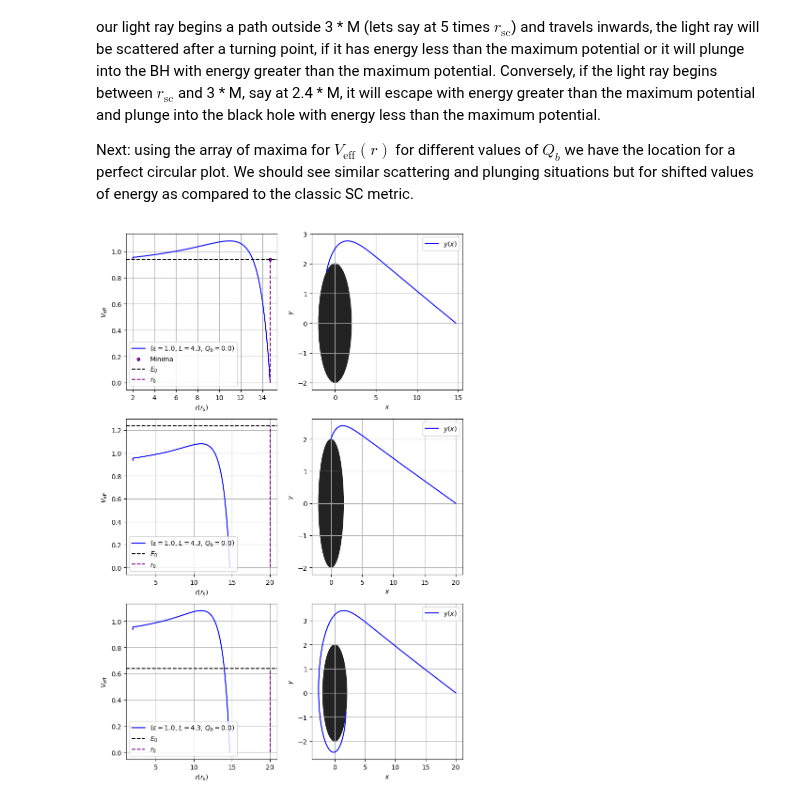
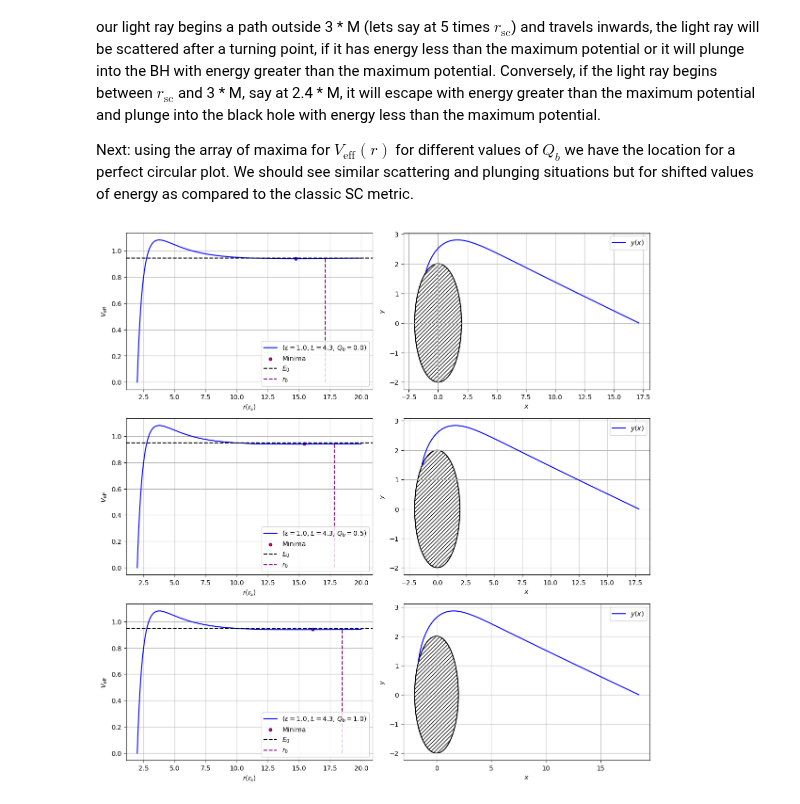
Before and after one commit to AdamSmithOrlik/quantum-black-holes, a Jupyter notebook: sue/orbital-precession.ipynb, the cells around one changed output. Saved outputs shown, nothing was run; the diff lists cells and outputs as text; code cells hidden in the pictures.

Commit message:
updates to research-3 and orbital-precession - Mar 23

```diff
--- a/sue/orbital-precession.ipynb
+++ b/sue/orbital-precession.ipynb
@@ -299,21 +389,22 @@ Next: using the array of maxima for $V_{\text{eff}}(r)$ for different values of
 # block 6 - plot geodesics
 # same for all massive particles around a SC black hole
 eps = 1.0
-Qb0_1 = extrema_array[1, 2]
-Qc0_1 = 0.0
-phi0_1 = 0
-t0_1 = 0
-tau_span_1 = [0, 30]
-r0_1 = 10 * rs1 # far out starting point
-r_circ1_1 = extrema_array[1, 0]
+Qc1_0 = 0.0
+phi1_0 = 0
+t1_0 = 0
+tau_span1 = [0, 50]
+r1_out = 8 * rs1 # far out starting point
+#----------- Q_b = 0 ------------------#
+Qb1_0 = extrema_array[1, 2]
+r1_bound1 = extrema_array[1, 0] + 2.4
 E1_1 = extrema_array[1, 1] #v_eff at max (= E)
-#----------- circular orbit
-params1_1 = (E1_1, L1, M1, Qb0_1, Qc0_1)
+E1_11 = E1_1 + 0.007
+params1_1 = (E1_11, L1, M1, Qb1_0, Qc1_0)
 
-r_vals1_1 = np.linspace(rs1, 10*rs1, 1000)
-v_eff1_1 = np.array([v_eff(i, M1, L1, Qb0_1, Qc0_1, epsilon=1) for i in r_vals1_1])
+r_1 = np.linspace(rs1, 10*rs1, 1000)
+v_eff_1 = np.array([v_eff(i, M1, L1, Qb1_0, Qc1_0, epsilon=1) for i in r_1])
 
-sol1_1 = solve_geodesic(r_circ1_1, phi0_1, t0_1, tau_span_1, params1_1, epsilon=1, inward=True)
+sol1_1 = solve_geodesic(r1_bound1, phi1_0, t1_0, tau_span1, params1_1, epsilon=1, inward=True)
 
 t_vals1_1 = sol1_1.y[0]
 r_vals1_1 = sol1_1.y[1]
@@ -323,11 +414,14 @@ phi_vals1_1 = sol1_1.y[2]
 x_vals1_1 = r_vals1_1 * np.cos(phi_vals1_1)
 y_vals1_1 = r_vals1_1 * np.sin(phi_vals1_1)
 
-#---------- E greater than circular -------------
-E1_2 = E1_1 + 0.30
-params2_1 = (E1_2, L1, M1, Qb0_1, Qc0_1)
+#---------- Q_b = 0.5 -------------
+Qb1_1 = extrema_array[5, 2]
+r1_bound2 = extrema_array[5, 0] + 2.4
+E1_2 = extrema_array[5, 1] #v_eff at max (= E)
+E1_22 = E1_2 + 0.007
+params1_2 = (E1_2, L1, M1, Qb1_1, Qc1_0)
 
-sol2_1 = solve_geodesic(r0_1, phi0_1, t0_1, tau_span_1, params2_1, epsilon=1.0, inward=True)
+sol2_1 = solve_geodesic(r1_bound2, phi1_0, t1_0, tau_span1, params1_2, epsilon=1.0, inward=True)
 
 t_vals2_1 = sol2_1.y[0]
 r_vals2_1 = sol2_1.y[1]
@@ -337,11 +431,14 @@ phi_vals2_1 = sol2_1.y[2]
 x_vals2_1 = r_vals2_1 * np.cos(phi_vals2_1)
 y_vals2_1 = r_vals2_1 * np.sin(phi_vals2_1)
 
-#---------- E less than circular -------------
-E1_3 = E1_1 - 0.30
-params3_1 = (E1_3, L1, M1, Qb0_1, Qc0_1)
+#---------- Q_b = 1.0 -------------
+Qb1_2 = extrema_array[9, 2]
+r1_bound3 = extrema_array[9, 0] + 2.4
+E1_3 = extrema_array[9, 1]
+E1_33 = E1_3 + 0.004
+params1_3 = (E1_33, L1, M1, Qb1_2, Qc1_0)
 
-sol3_1 = solve_geodesic(r0_1, phi0_1, t0_1, tau_span_1, params3_1, epsilon=1.0, inward=True)
+sol3_1 = solve_geodesic(r1_bound3, phi1_0, t1_0, tau_span1, params1_3, epsilon=1.0, inward=True)
 
 t_vals3_1 = sol3_1.y[0]
 r_vals3_1 = sol3_1.y[1]
@@ -351,13 +448,13 @@ phi_vals3_1 = sol3_1.y[2]
 x_vals3_1 = r_vals3_1 * np.cos(phi_vals3_1)
 y_vals3_1 = r_vals3_1 * np.sin(phi_vals3_1)
 #--------- Plots -------------
-fig, axes = plt.subplots(3, 2, figsize=(8, 12))
+fig, axes = plt.subplots(3, 2, figsize=(12, 12))
 
 # First plot
-axes[0, 0].plot(r_vals1_1, v_eff1_1, label=rf"($\varepsilon={eps}$, $L={L1}$, $Q_b={Qb0_1}$)", color='b')
+axes[0, 0].plot(r_1, v_eff_1, label=rf"($\varepsilon={eps}$, $L={L1}$, $Q_b={Qb1_0}$)", color='b')
 axes[0, 0].scatter(extrema_array[1,0], extrema_array[1,1], color='r', s=20, edgecolors='b', label="Minima")
-axes[0, 0].axhline(y=E1_1, color='black', linestyle='--', label=r'$E_0$')
-axes[0, 0].vlines(x=r_circ1_1, ymin=min(v_eff1_1), ymax=E1_1, color='purple', linestyle='--', label=r'$r_0$')
+axes[0, 0].axhline(y=E1_11, color='black', linestyle='--', label=r'$E_0$')
+axes[0, 0].vlines(x=r1_bound1, ymin=min(v_eff_1), ymax=E1_11, color='purple', linestyle='--', label=r'$r_0$')
 axes[0, 0].set_xlabel(r'$r(r_{\mathrm{s}})$')
 axes[0, 0].set_ylabel(r'$V_{\mathrm{eff}}$')
 axes[0, 0].legend()
@@ -365,7 +462,7 @@ axes[0, 0].grid()
 
 # Second plot
 axes[0, 1].plot(x_vals1_1, y_vals1_1, label=r'$y(x)$', color='blue')
-circle1_1 = patches.Circle((0, 0), 2*M1, color='#222222', alpha=1.0)
+circle1_1 = patches.Circle((0, 0), 2*M1, edgecolor='black', facecolor='none', hatch='////', linewidth=1.5)
 axes[0, 1].add_patch(circle1_1)
 axes[0, 1].set_xlabel(r'$x$')
 axes[0, 1].set_ylabel(r'$y$')
@@ -373,43 +470,45 @@ axes[0, 1].legend()
 axes[0, 1].grid()
 
 # Third plot
-axes[1, 0].plot(r_vals1_1, v_eff1_1, label=rf"($\varepsilon={eps}$, $L={L1}$, $Q_b={Qb0_1}$)", color='b')
-axes[1, 0].axhline(y=E1_2, color='black', linestyle='--', label=r'$E_0$')
-axes[1, 0].vlines(x=r0_1, ymin=min(v_eff1_1), ymax=E1_2, color='purple', linestyle='--', label=r'$r_0$')
+axes[1, 0].plot(r_1, v_eff_1, label=rf"($\varepsilon={eps}$, $L={L1}$, $Q_b={Qb1_1}$)", color='b')
+axes[1, 0].scatter(extrema_array[5,0], extrema_array[5,1], color='r', s=20, edgecolors='b', label="Minima")
+axes[1, 0].axhline(y=E1_22, color='black', linestyle='--', label=r'$E_0$')
+axes[1, 0].vlines(x=r1_bound2, ymin=min(v_eff_1), ymax=E1_22, color='purple', linestyle='--', label=r'$r_0$')
 axes[1, 0].set_xlabel(r'$r(r_{\mathrm{s}})$')
 axes[1, 0].set_ylabel(r'$V_{\mathrm{eff}}$')
 axes[1, 0].legend()
 axes[1, 0].grid()
 
 # Fourth plot
 axes[1, 1].plot(x_vals2_1, y_vals2_1, label=r'$y(x)$', color='blue')
-circle2_1 = patches.Circle((0, 0), 2*M1, color='#222222', alpha=1.0)
+circle2_1 = patches.Circle((0, 0), 2*M1, edgecolor='black', facecolor='none', hatch='////', linewidth=1.5)
 axes[1, 1].add_patch(circle2_1)
 axes[1, 1].set_xlabel(r'$x$')
 axes[1, 1].set_ylabel(r'$y$')
 axes[1, 1].legend()
 axes[1, 1].grid()
 
 # Fifth plot
-axes[2, 0].plot(r_vals1_1, v_eff1_1, label=rf"($\varepsilon={eps}$, $L={L1}$, $Q_b={Qb0_1}$)", color='b')
-axes[2, 0].axhline(y=E1_3, color='black', linestyle='--', label=r'$E_0$')
-axes[2, 0].vlines(x=r0_1, ymin=min(v_eff1_1), ymax=E1_3, color='purple', linestyle='--', label=r'$r_0$')
+axes[2, 0].plot(r_1, v_eff_1, label=rf"($\varepsilon={eps}$, $L={L1}$, $Q_b={Qb1_2}$)", color='b')
+axes[2, 0].scatter(extrema_array[9,0], extrema_array[9,1], color='r', s=20, edgecolors='b', label="Minima")
+axes[2, 0].axhline(y=E1_33, color='black', linestyle='--', label=r'$E_0$')
+axes[2, 0].vlines(x=r1_bound3, ymin=min(v_eff_1), ymax=E1_33, color='purple', linestyle='--', label=r'$r_0$')
 axes[2, 0].set_xlabel(r'$r(r_{\mathrm{s}})$')
 axes[2, 0].set_ylabel(r'$V_{\mathrm{eff}}$')
 axes[2, 0].legend()
 axes[2, 0].grid()
 
 # 6th plot
 axes[2, 1].plot(x_vals3_1, y_vals3_1, label=r'$y(x)$', color='blue')
-circle3_1 = patches.Circle((0, 0), 2*M1, color='#222222', alpha=1.0)
+circle3_1 = patches.Circle((0, 0), 2*M1, edgecolor='black', facecolor='none', hatch='////', linewidth=1.5)
 axes[2, 1].add_patch(circle3_1)
 axes[2, 1].set_xlabel(r'$x$')
 axes[2, 1].set_ylabel(r'$y$')
 axes[2, 1].legend()
 axes[2, 1].grid()
 
 plt.tight_layout()
 plt.show()
 #---------------------------
 # %% [output]
-[figure, old version]
+[figure, new version]
```
Also changed, not shown: parts of 4 cells of this notebook, 1 other file.
